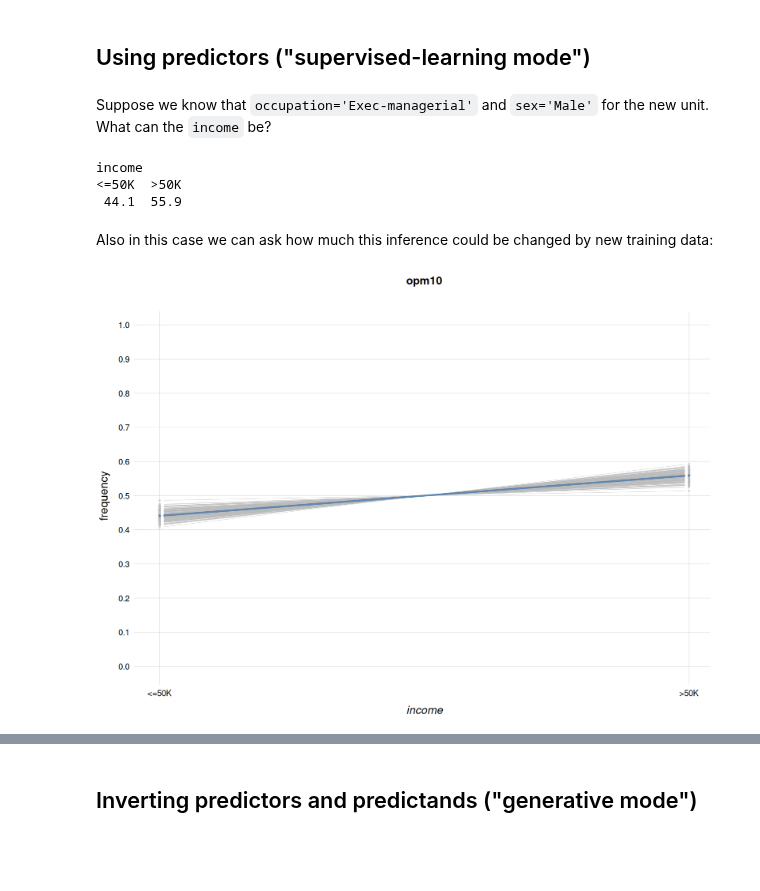
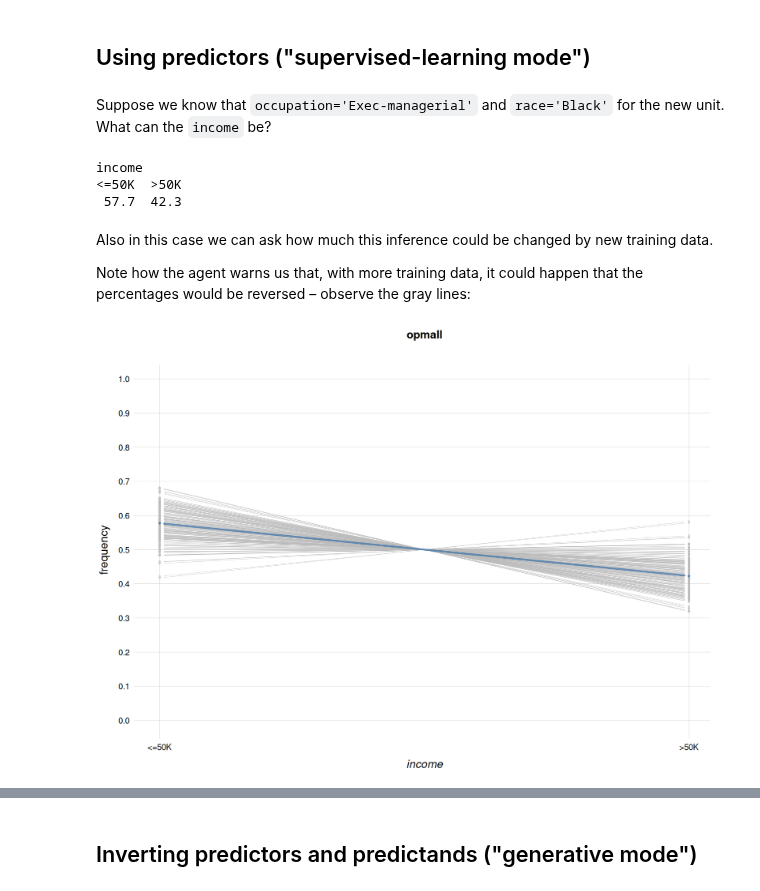
Before and after one commit to pglpm/ADA511, a Jupyter notebook: code/OPM-nominal/opm_adultincome_example.ipynb, the cells around one changed output, grey strips where cells are left out. Cells and saved outputs as stored; diff of their text form; code cells hidden in the pictures; blank space fills up the shorter version.

```diff
--- a/code/OPM-nominal/opm_adultincome_example.ipynb
+++ b/code/OPM-nominal/opm_adultincome_example.ipynb
@@ -132,22 +163,24 @@ race                 <=50K >50K
 
 ## Using predictors ("supervised-learning mode")
 # %% [markdown]
-Suppose we know that `occupation='Exec-managerial'` and `sex='Male'` for the new unit. What can the `income` be?
+Suppose we know that `occupation='Exec-managerial'` and `race='Black'` for the new unit. What can the `income` be?
 # %%
 result <- infer(agent=opmall, predictand='income',
-               predictor=list(occupation='Exec-managerial', sex='Male'))
+               predictor=list(occupation='Exec-managerial', race='Black'))
 
 print(round(result*100, 1))
 # %% [output]
 income
 <=50K  >50K
- 44.1  55.9
+ 57.7  42.3
 # %% [markdown]
-Also in this case we can ask how much this inference could be changed by new training data:
+Also in this case we can ask how much this inference could be changed by new training data.
+
+Note how the agent warns us that, with more training data, it could happen that the percentages would be reversed – observe the gray lines:
 # %%
 plotFsamples1D(agent=opmall, n=200,
                predictand='income',
-               predictor=list(occupation='Exec-managerial', sex='Male'),
-               ylim=c(0,1), main='opm10')
+               predictor=list(occupation='Exec-managerial', race='Black'),
+               ylim=c(0,1), main='opmall')
 # %% [output]
-[figure, old version]
+[figure, new version]
```
Also changed, not shown: parts of 31 cells of this notebook, 19 other files.
